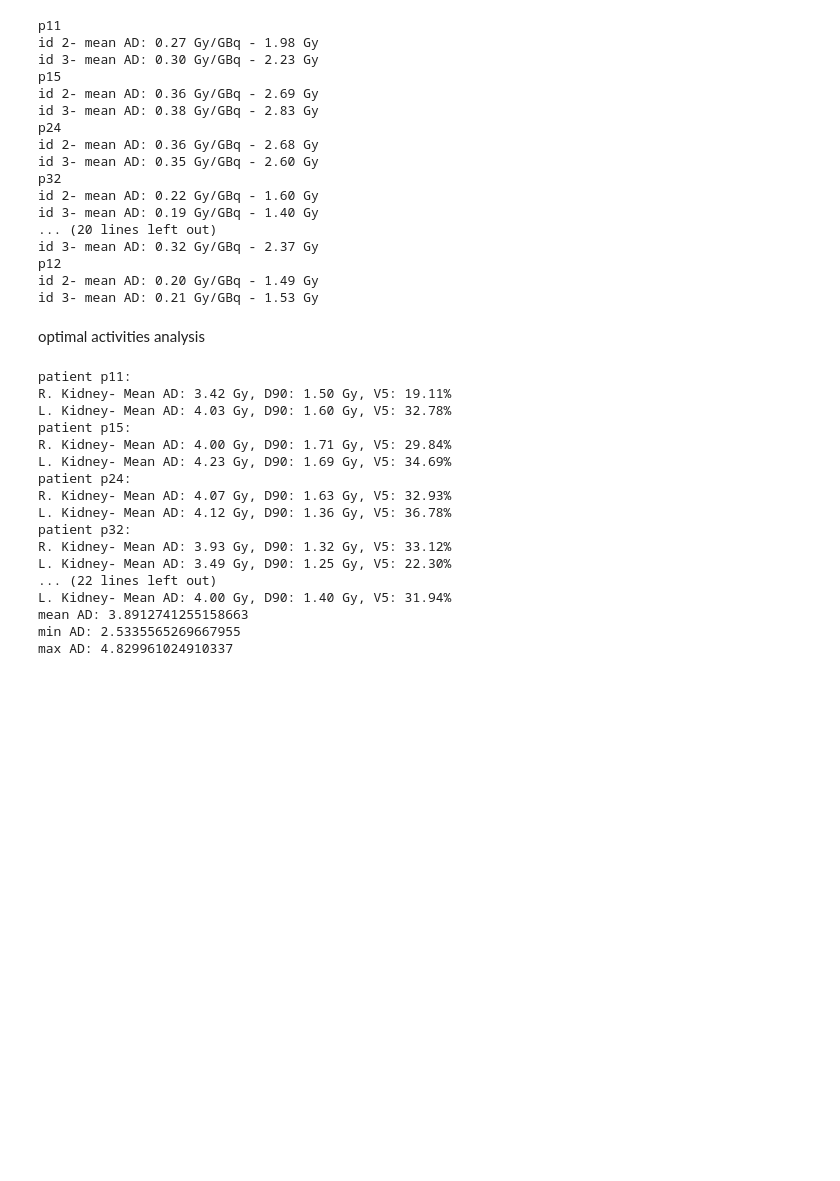
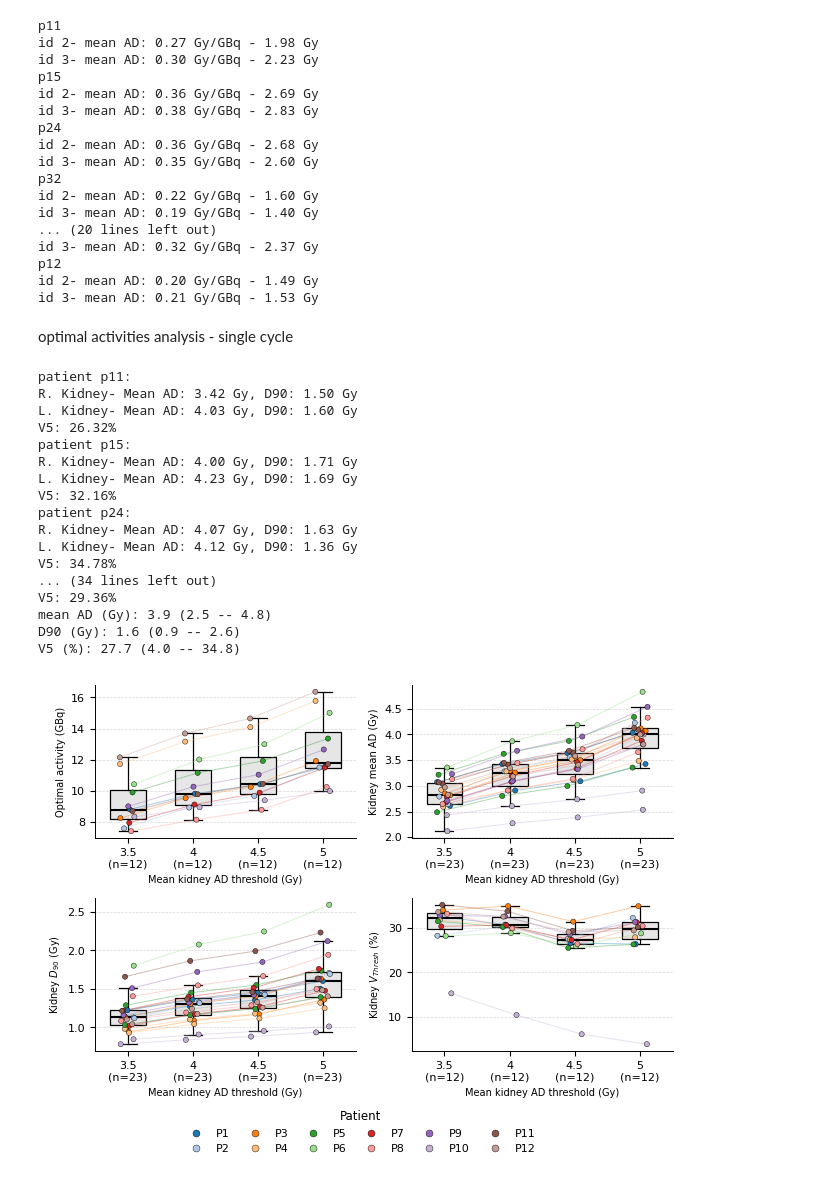
Before and after one commit to luisadias02/177lu_psma_treatment_planning, a Jupyter notebook: kidneys_analysis.ipynb, the cells around one changed output. Cells and saved outputs as stored; diff of their text form; code cells hidden in the pictures; blank space fills up the shorter version.

```diff
--- a/kidneys_analysis.ipynb
+++ b/kidneys_analysis.ipynb
@@ -33,30 +33,33 @@ p12
 id 2- mean AD: 0.20 Gy/GBq - 1.49 Gy
 id 3- mean AD: 0.21 Gy/GBq - 1.53 Gy
 # %% [markdown]
-optimal activities analysis
+optimal activities analysis - single cycle
 # %%
 oas= {3.5: [8.81327282805796, 7.596236667724808, 8.252226799308325, 11.724496931891192, 9.902083127584357, 10.428461440869093, 7.95518297544563, 7.413399366786067, 9.009448610269873, 8.343069591891448, 8.705800833552647, 12.155730620559005],
       4: [9.822077502681646, 8.929897952189194, 9.5374042818453, 13.166854087153688, 11.156191622911262, 12.016035884514078, 9.12585366224556, 8.154215670948016, 10.272911189544752, 8.951228953539536, 9.783907400195286, 13.686992142226146],
       4.5: [10.429502890813827, 9.67538986325296, 10.252675718625374, 14.090217779195996, 11.925850769933872, 12.998018877321739, 9.885537218734477, 8.789427481141354, 11.044229062772207, 9.400442196131975, 10.451863045689096, 14.650815104692947],
-      5:[11.563052286398744, 11.502126562661251, 11.920119202922319, 15.772009755686845, 13.36006472445763, 15.007724193507496, 11.496354908951677, 10.249783454601763, 12.656919885259923, 9.985304267821462, 11.718443180817317, 16.36250036168278]
-}
+      5:[11.563052286398744, 11.502126562661251, 11.920119202922319, 15.772009755686845, 13.36006472445763, 15.007724193507496, 11.496354908951677, 10.249783454601763, 12.656919885259923, 9.985304267821462, 11.718443180817317, 16.36250036168278]}
 
 all_values= kidney_abdose_analysis.kidney_metrics(patients, oas, threshold=5)
 # %% [output]
 patient p11:
-R. Kidney- Mean AD: 3.42 Gy, D90: 1.50 Gy, V5: 19.11%
-L. Kidney- Mean AD: 4.03 Gy, D90: 1.60 Gy, V5: 32.78%
+R. Kidney- Mean AD: 3.42 Gy, D90: 1.50 Gy
+L. Kidney- Mean AD: 4.03 Gy, D90: 1.60 Gy
+V5: 26.32%
 patient p15:
-R. Kidney- Mean AD: 4.00 Gy, D90: 1.71 Gy, V5: 29.84%
-L. Kidney- Mean AD: 4.23 Gy, D90: 1.69 Gy, V5: 34.69%
+R. Kidney- Mean AD: 4.00 Gy, D90: 1.71 Gy
+L. Kidney- Mean AD: 4.23 Gy, D90: 1.69 Gy
+V5: 32.16%
 patient p24:
-R. Kidney- Mean AD: 4.07 Gy, D90: 1.63 Gy, V5: 32.93%
-L. Kidney- Mean AD: 4.12 Gy, D90: 1.36 Gy, V5: 36.78%
-patient p32:
-R. Kidney- Mean AD: 3.93 Gy, D90: 1.32 Gy, V5: 33.12%
-L. Kidney- Mean AD: 3.49 Gy, D90: 1.25 Gy, V5: 22.30%
-... (22 lines left out)
-L. Kidney- Mean AD: 4.00 Gy, D90: 1.40 Gy, V5: 31.94%
-mean AD: 3.8912741255158663
-min AD: 2.5335565269667955
-max AD: 4.829961024910337
+R. Kidney- Mean AD: 4.07 Gy, D90: 1.63 Gy
+L. Kidney- Mean AD: 4.12 Gy, D90: 1.36 Gy
+V5: 34.78%
+... (34 lines left out)
+V5: 29.36%
+mean AD (Gy): 3.9 (2.5 -- 4.8)
+D90 (Gy): 1.6 (0.9 -- 2.6)
+V5 (%): 27.7 (4.0 -- 34.8)
+# %%
+all_values= kidney_abdose_analysis.kidney_metrics_threshold(patients, oas)
+# %% [output]
+[figure, added]
```
Also changed, not shown: parts of 5 cells of this notebook, 5 other files.
